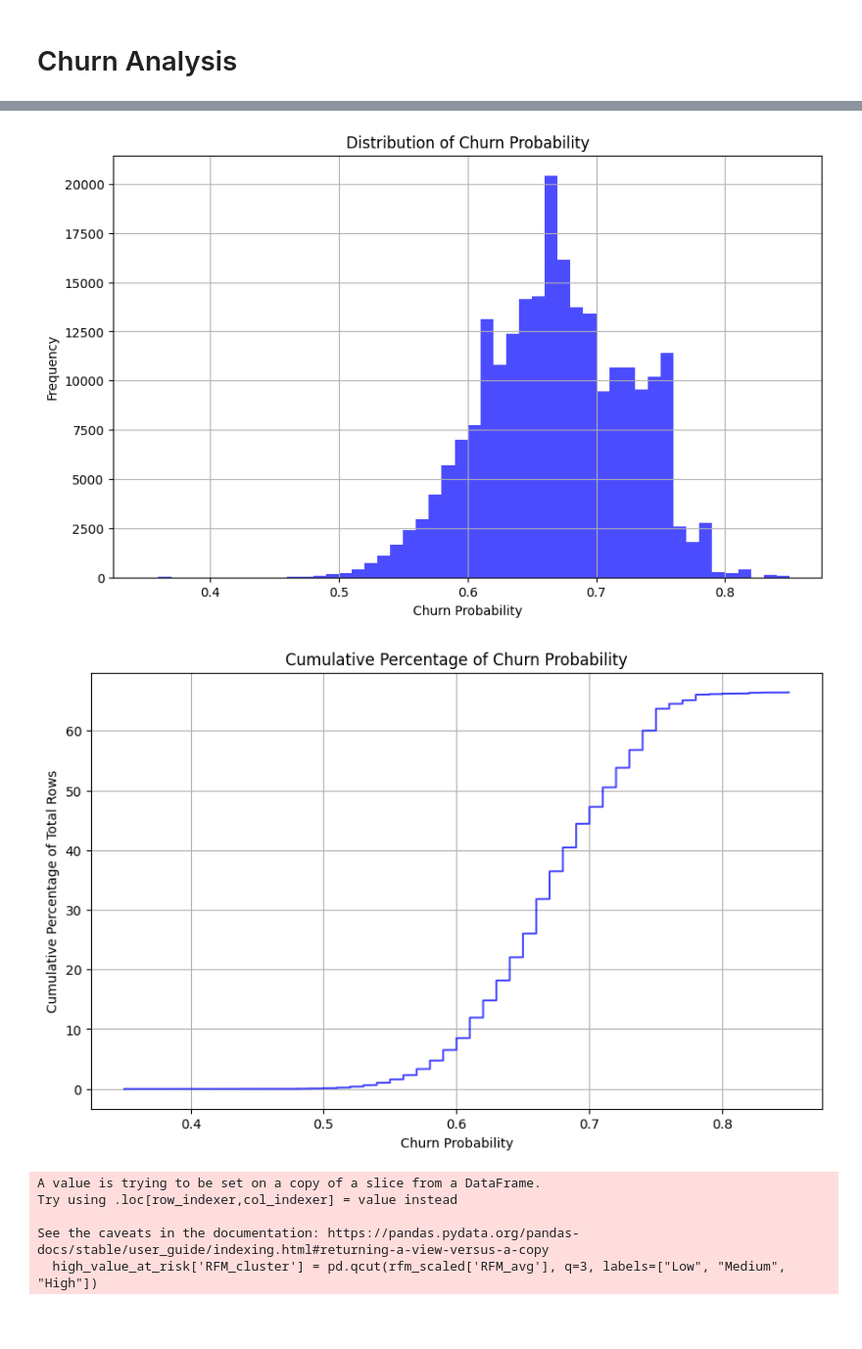
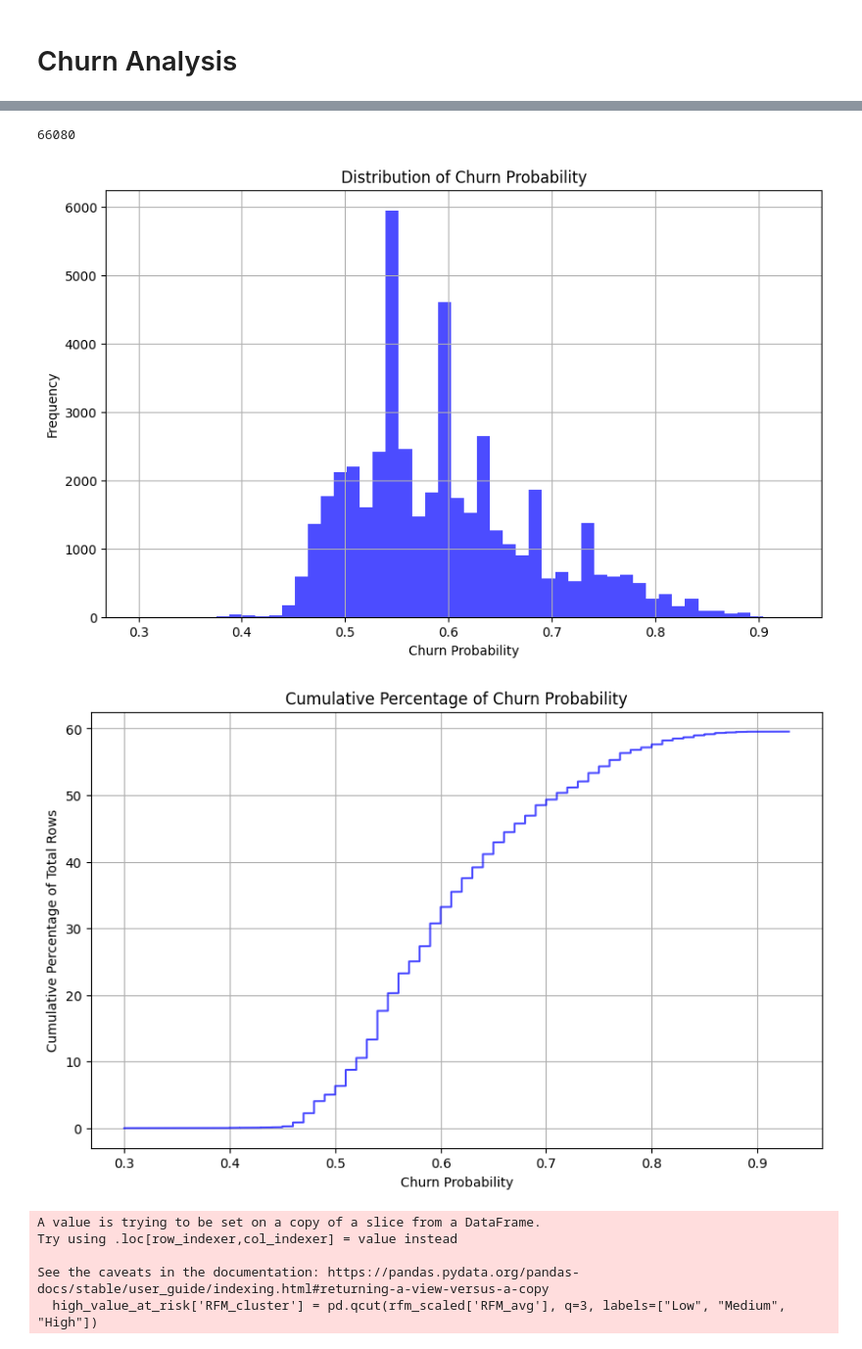
Before and after one commit to alexcalabrese/marketing_project, a Jupyter notebook: 03_churn_rfm.ipynb, the cells around one changed output, grey strips where cells are left out. Shown at 98% size. Cells and saved outputs as stored; diff of their text form; code cells hidden in the pictures; blank space fills up the shorter version.

```diff
--- a/03_churn_rfm.ipynb
+++ b/03_churn_rfm.ipynb
@@ -6,7 +6,7 @@
 # %%
 from customer_focus_churn_rfm import load_data
 
-data = load_data()
+data = load_data(sample=0.2)
 data
 
 data.columns
@@ -351,28 +595,32 @@ plt.show()
+# %%
+len(data['customer_id'].unique())
+# %% [output]
+66080
 # %%
 import matplotlib.pyplot as plt
 import pandas as pd
 
 def plot_churn_probability(data: pd.DataFrame) -> None:
     """
     Plots the churn probability for the given data.
 
     Parameters
     ----------
     data : pd.DataFrame
         The DataFrame containing the churn probability and other features.
     """
     plt.figure(figsize=(10, 6))
-    plt.hist(data['churn_probability'], bins=50, color='blue', alpha=0.7)
+    plt.hist(data['churn_probability_rf'], bins=50, color='blue', alpha=0.7)
     plt.xlabel('Churn Probability')
     plt.ylabel('Frequency')
     plt.title('Distribution of Churn Probability')
     plt.grid(True)
     plt.show()
 
 # Plot churn probability
 plot_churn_probability(last_window_features_df)
 # %% [output]
-[figure, old version]
+[figure, new version]
 # %%
 import matplotlib.pyplot as plt
 
@@ -386,11 +634,11 @@ def plot_cumulative_churn_probability(data: pd.DataFrame) -> None:
         The DataFrame containing the churn probability and other features.
     """
     plt.figure(figsize=(10, 6))
-    data_sorted = data.sort_values('churn_probability')
-    cumulative_sum = data_sorted['churn_probability'].cumsum()
+    data_sorted = data.sort_values('churn_probability_rf')
+    cumulative_sum = data_sorted['churn_probability_rf'].cumsum()
     total_rows = len(data)
     cumulative_percentage = (cumulative_sum / total_rows) * 100
-    plt.plot(data_sorted['churn_probability'], cumulative_percentage, color='blue', alpha=0.7)
+    plt.plot(data_sorted['churn_probability_rf'], cumulative_percentage, color='blue', alpha=0.7)
     plt.xlabel('Churn Probability')
     plt.ylabel('Cumulative Percentage of Total Rows')
     plt.title('Cumulative Percentage of Churn Probability')
@@ -400,5 +648,5 @@ def plot_cumulative_churn_probability(data: pd.DataFrame) -> None:
 # Plot cumulative churn probability
 plot_cumulative_churn_probability(last_window_features_df)
 # %% [output]
-[figure, old version]
+[figure, new version]
 # %%
```
Also changed, not shown: parts of 25 cells of this notebook, 1 other file.
